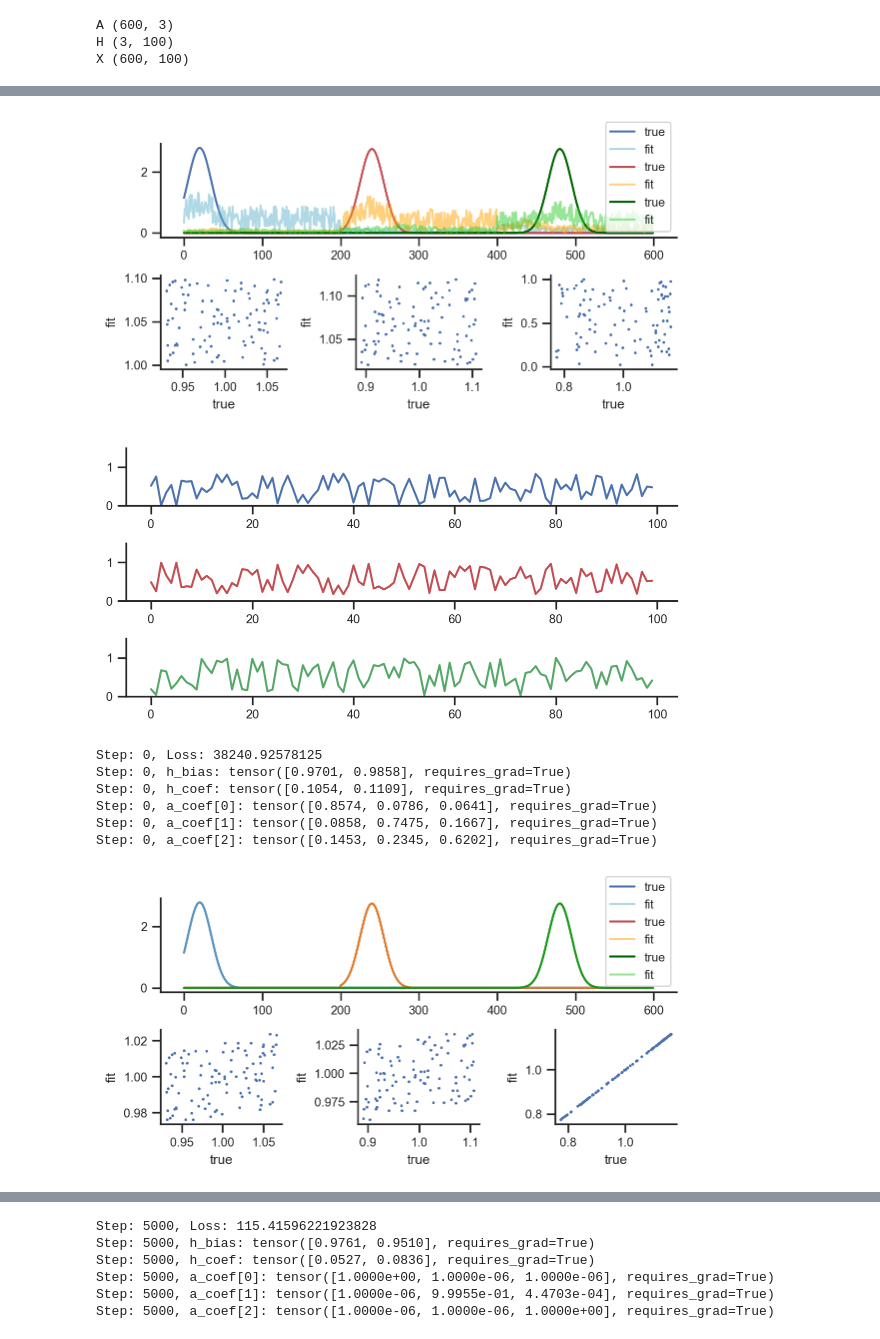
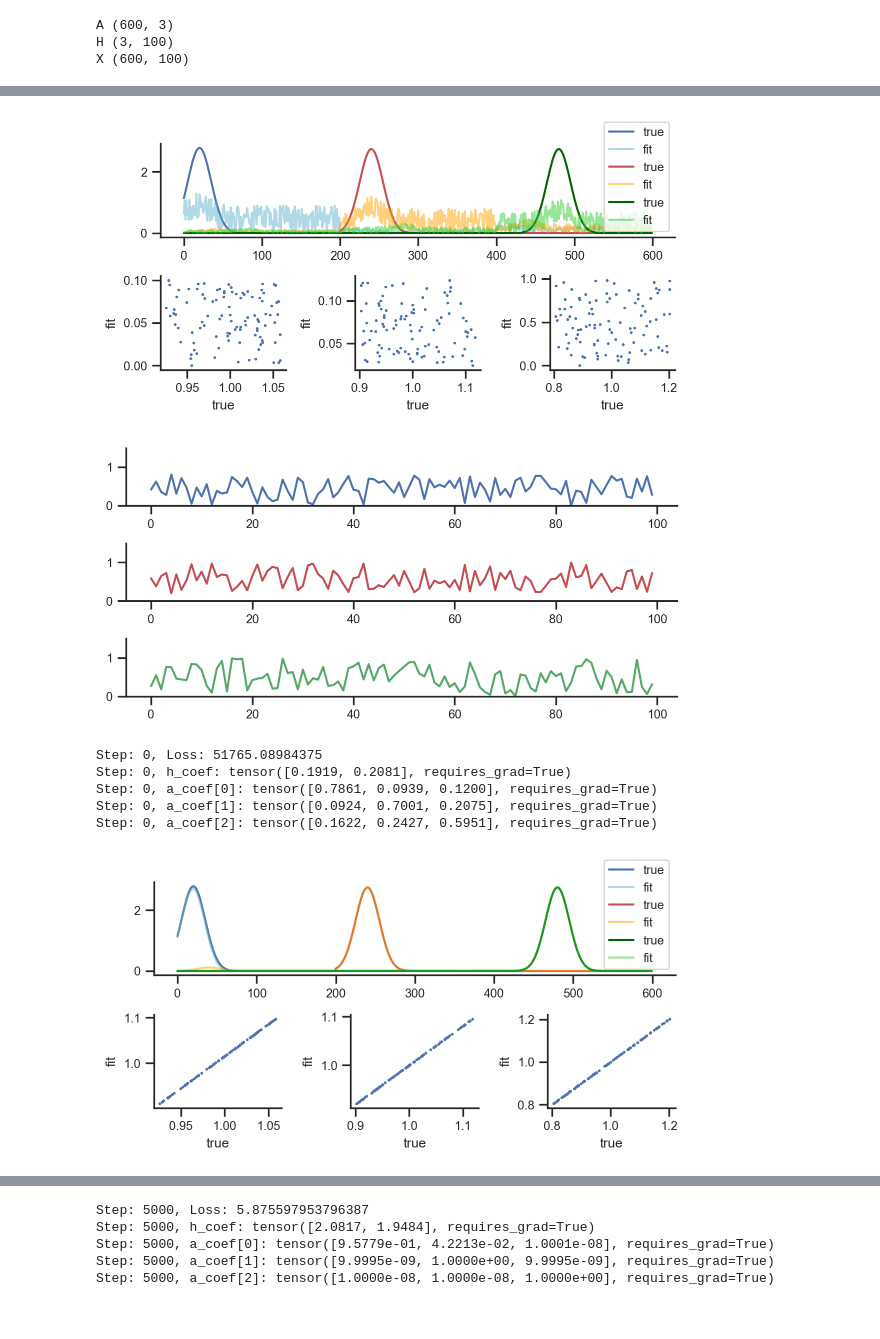
Before and after one commit to AllenInstitute/sourcesep, a Jupyter notebook: notebooks/33_nmf_torch.ipynb, the cells around one changed output, grey strips where cells are left out. Saved outputs shown, nothing was run; the diff lists cells and outputs as text; code cells hidden in the pictures.

```diff
--- a/notebooks/33_nmf_torch.ipynb
+++ b/notebooks/33_nmf_torch.ipynb
@@ -101,7 +99,7 @@ a[1] = parameter(0.2*s[1].reshape(n_wavelengths, 1) + 1.0*np.random.rand(n_wavel
 a[2] = parameter(0.2*s[2].reshape(n_wavelengths, 1) + 1.0*np.random.rand(n_wavelengths, 1))
 
 h_coef = parameter([.1, .1])
-h_bias = parameter([1.0, 1.0])
+
 h01 = parameter(np.random.rand(1, n_timepoints)) # req. positive entries
 h2 = parameter(np.random.rand(1, n_timepoints)) # req. positive entries
 
@@ -113,7 +111,7 @@ with torch.no_grad():
     h_coef.data = h_coef / h01_norm
 
 for p in [a_coef[0], a_coef[1], a_coef[2], a[0], a[1], a[2]]\
-        + [h_coef, h_bias, h01, h2]:
+        + [h_coef, h01, h2]:
     p.to(device)
 
 # observation
@@ -148,7 +146,7 @@ plt.show()
 lr = 1e-5
 
 # post gradient step modifiers:
-min_value = 1e-6
+min_value = 1e-8
 prox_plus = torch.nn.Threshold(0, min_value)
 
 
@@ -156,14 +154,14 @@ def prox_norm(x):
     return (x / torch.norm(x, p=2))*torch.sqrt(torch.tensor(float(a[0].numel()), dtype=torch.float32))
 
 
-for i in range(20000+1):
+for i in range(10000+1):
     a_ = {}
     for src in range(n_sources):
         a_[src] = torch.cat(list(a_coef[ch][src]*a[src] for ch in range(n_channels)), dim=0)
     A_ = torch.cat((a_[0], a_[1], a_[2]), dim=1)
 
-    h0_ = h_coef[0] * h01 + h_bias[0]
-    h1_ = prox_plus(h_coef[1] * (1-h01) + h_bias[1])
+    h0_ = h_coef[0] * h01
+    h1_ = prox_plus(h_coef[1] * (1-h01))
     H_ = torch.cat((h0_, h1_, h2), dim=0)
 
     X_ = torch.matmul(A_, H_)
@@ -175,7 +173,7 @@ for i in range(20000+1):
         for p in [a[0], a[1], a[2],
                   a_coef[0], a_coef[1], a_coef[2],
                   h01, h2,
-                  h_coef, h_bias]:
+                  h_coef]:
             p -= lr * p.grad
             p.grad.zero_()
             p.data = prox_plus(p)
@@ -188,12 +186,23 @@ for i in range(20000+1):
         for p in (a_coef[0], a_coef[1], a_coef[2]):
             p.data = p/torch.sum(p)
 
+        # If saturation, then rescale time series (and coefficient) by a constant.
+        sloop = 0
+        while torch.sum(h01 > 1) > (0.05 * h01.numel()):
+            # print only the first time
+            if sloop == 0:
+                print('h01 saturated')
+            rescale_C = 0.95
+            h01.data = h01 * rescale_C
+            h_coef.data = h_coef / rescale_C
+            sloop+=1
+
         # keep the norm of h01 to be 1, and scale h_coef accordingly
         # h2 does not need to be normalized this way
-        c = 0.5
-        h01_norm = c * (h01.shape[1])**0.5 / torch.norm(h01, p=2)
-        h01.data = (h01 * h01_norm)
-        h_coef.data = h_coef / h01_norm
+        # c = 0.5
+        # h01_norm = c * (h01.shape[1])**0.5 / torch.norm(h01, p=2)
+        # h01.data = (h01 * h01_norm)
+        # h_coef.data = h_coef / h01_norm
 
     if i % 5000 == 0:
 
@@ -213,40 +222,38 @@ for i in range(20000+1):
         ax2 = plt.subplot(gs[1, 0])  # first column of the second row
         ax2.scatter(H[0, :], H_[0, :].detach().numpy(), s=1, label='true')
         ax2.set(xlabel='true', ylabel='fit')
 
         ax3 = plt.subplot(gs[1, 1])  # second column of the second row
         ax3.scatter(H[1, :], H_[1, :].detach().numpy(), s=1, label='true')
         ax3.set(xlabel='true', ylabel='fit')
 
         ax4 = plt.subplot(gs[1, 2])  # third column of the second row
         ax4.scatter(H[2, :], H_[2, :].detach().numpy(), s=1, label='true')
         ax4.set(xlabel='true', ylabel='fit')
 
         plt.tight_layout()
         plt.show()
 
         f, ax = plt.subplots(3, 1, figsize=(6,3))
         ax[0].plot(np.ravel(h01.detach().numpy()),c='b')
         ax[1].plot(np.ravel(1-h01.detach().numpy()), c='r')
         ax[2].plot(np.ravel(h2.detach().numpy()), c='g')
         for ax in ax:
             ax.set(ylim=(0,1.5))
         plt.tight_layout()
         plt.show()
 
         print(f'Step: {i}, Loss: {loss.item()}')
-        print(f'Step: {i}, h_bias: {h_bias}')
         print(f'Step: {i}, h_coef: {h_coef}')
         print(f'Step: {i}, a_coef[0]: {a_coef[0]}')
         print(f'Step: {i}, a_coef[1]: {a_coef[1]}')
         print(f'Step: {i}, a_coef[2]: {a_coef[2]}')
 # %% [output]
-[figure, old version]
+[figure, new version]
-[figure, old version]
+[figure, new version]
-Step: 0, Loss: 38240.92578125
-Step: 0, h_bias: tensor([0.9701, 0.9858], requires_grad=True)
-Step: 0, h_coef: tensor([0.1054, 0.1109], requires_grad=True)
-Step: 0, a_coef[0]: tensor([0.8574, 0.0786, 0.0641], requires_grad=True)
-Step: 0, a_coef[1]: tensor([0.0858, 0.7475, 0.1667], requires_grad=True)
-Step: 0, a_coef[2]: tensor([0.1453, 0.2345, 0.6202], requires_grad=True)
+Step: 0, Loss: 51765.08984375
+Step: 0, h_coef: tensor([0.1919, 0.2081], requires_grad=True)
+Step: 0, a_coef[0]: tensor([0.7861, 0.0939, 0.1200], requires_grad=True)
+Step: 0, a_coef[1]: tensor([0.0924, 0.7001, 0.2075], requires_grad=True)
+Step: 0, a_coef[2]: tensor([0.1622, 0.2427, 0.5951], requires_grad=True)
-[figure, old version]
+[figure, new version]
@@ -254,6 +261,5 @@ Step: 0, a_coef[2]: tensor([0.1453, 0.2345, 0.6202], requires_grad=True)
-Step: 5000, Loss: 115.41596221923828
-Step: 5000, h_bias: tensor([0.9761, 0.9510], requires_grad=True)
-Step: 5000, h_coef: tensor([0.0527, 0.0836], requires_grad=True)
-Step: 5000, a_coef[0]: tensor([1.0000e+00, 1.0000e-06, 1.0000e-06], requires_grad=True)
-Step: 5000, a_coef[1]: tensor([1.0000e-06, 9.9955e-01, 4.4703e-04], requires_grad=True)
-Step: 5000, a_coef[2]: tensor([1.0000e-06, 1.0000e-06, 1.0000e+00], requires_grad=True)
+Step: 5000, Loss: 5.875597953796387
+Step: 5000, h_coef: tensor([2.0817, 1.9484], requires_grad=True)
+Step: 5000, a_coef[0]: tensor([9.5779e-01, 4.2213e-02, 1.0001e-08], requires_grad=True)
+Step: 5000, a_coef[1]: tensor([9.9995e-09, 1.0000e+00, 9.9995e-09], requires_grad=True)
+Step: 5000, a_coef[2]: tensor([1.0000e-08, 1.0000e-08, 1.0000e+00], requires_grad=True)
```
Also changed, not shown: parts of 8 cells of this notebook.
